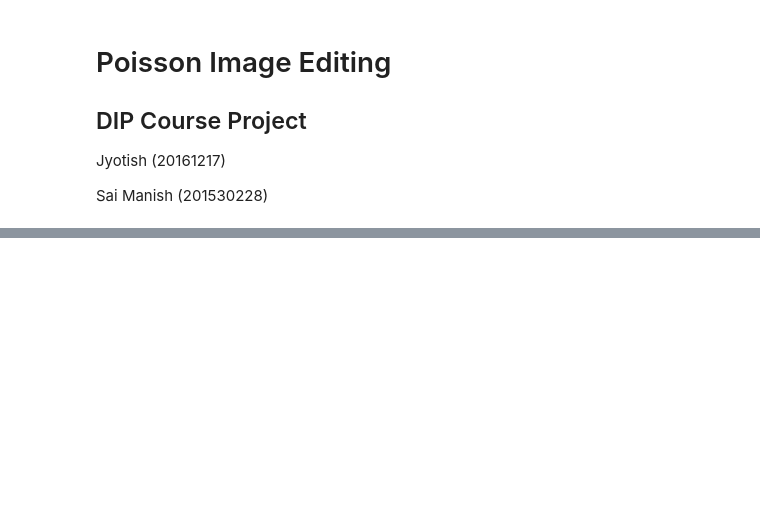
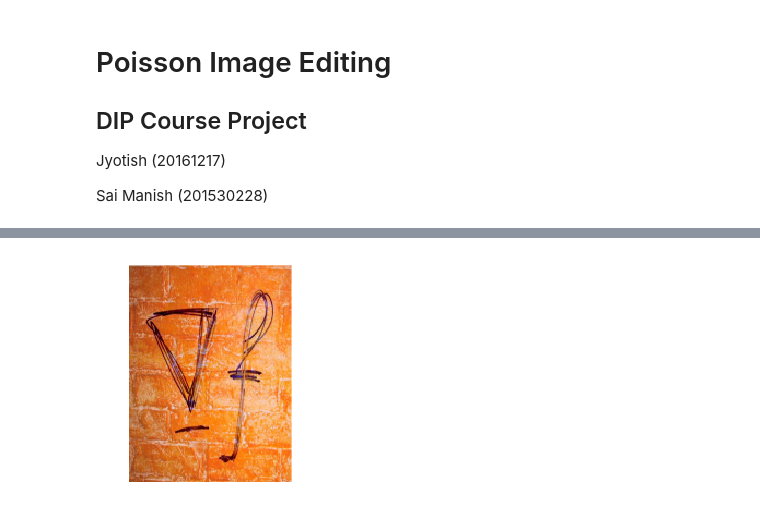
Before and after one commit to jyotishp/Poisson-Image-Editor, a Jupyter notebook: src/Demo.ipynb, the cells around one changed output, grey strips where cells are left out. Saved outputs shown, nothing was run; the diff lists cells and outputs as text; code cells hidden in the pictures; blank space fills up the shorter version.

```diff
--- a/src/Demo.ipynb
+++ b/src/Demo.ipynb
@@ -118,0 +82,5 @@ Clipping input data to the valid range for imshow with RGB data ([0..1] for floa
+# %%
+plt.imshow(perform_mixed_blend('../test_data/5s.png', '../test_data/5m.png', '../test_data/5t.png'))
+_ = plt.axis('off')
+# %% [output]
+[figure, added]
```
Also changed, not shown: parts of 28 cells of this notebook, 3 other files.
